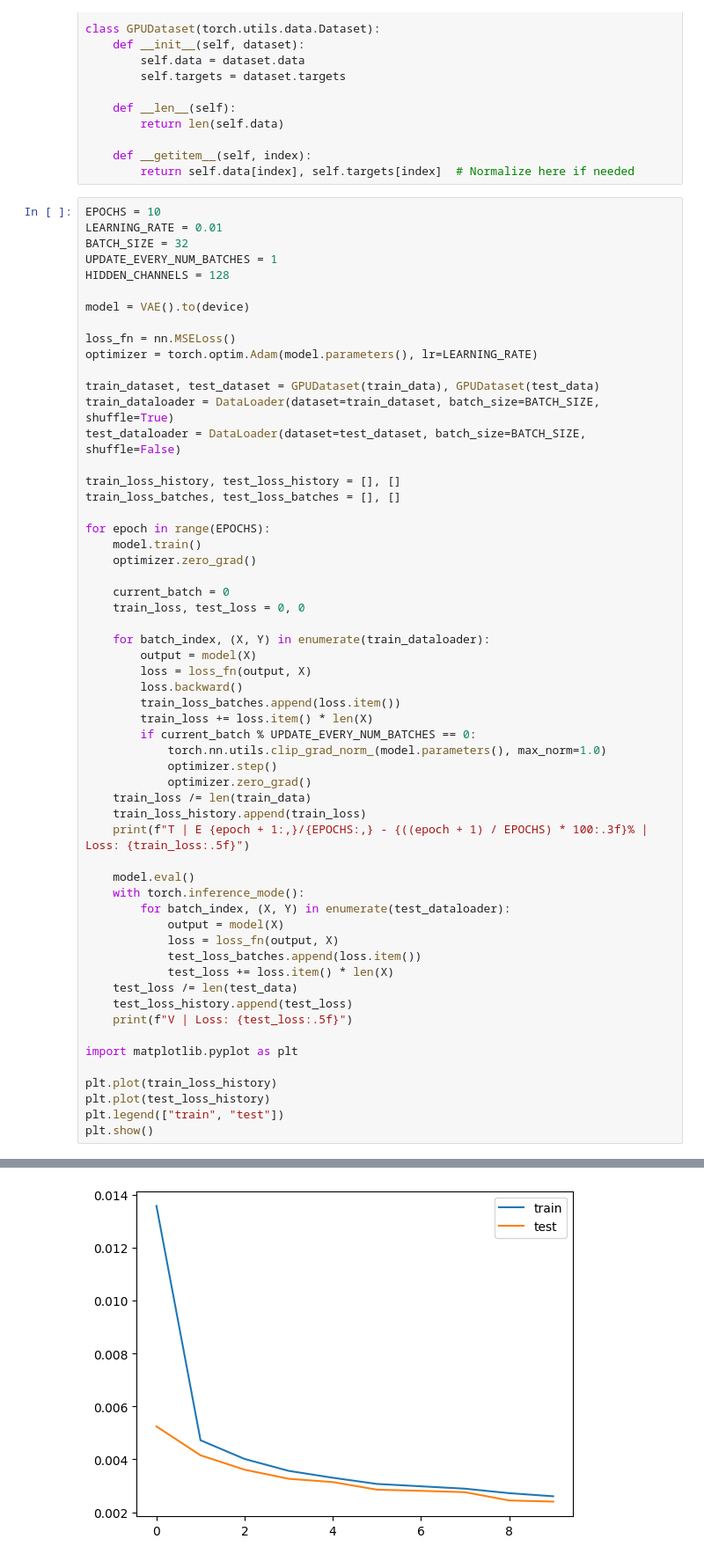
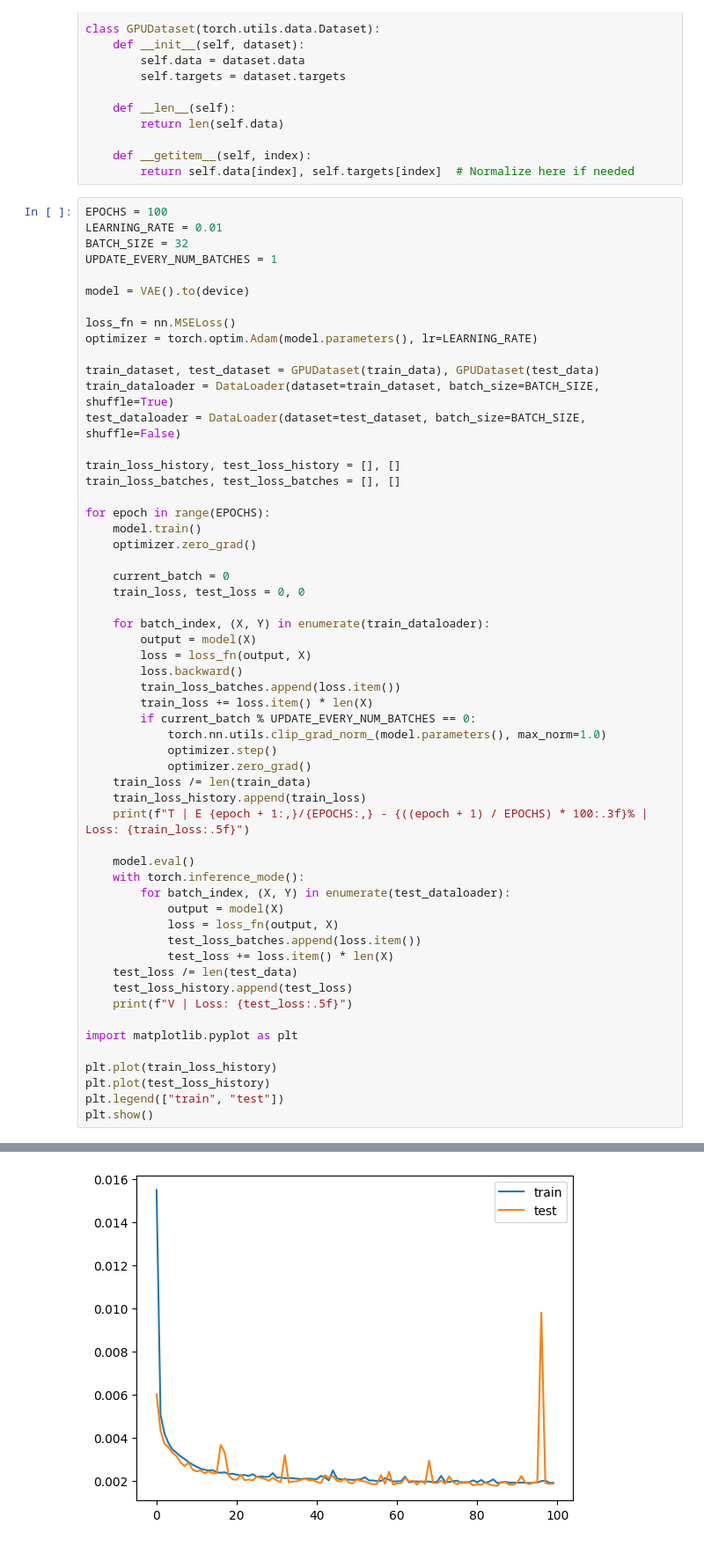
Before and after one commit to Yegor-men/vae, a Jupyter notebook: multiple_of_16_vae.ipynb, the cells around one changed output, grey strips where cells are left out. Shown at 88% size. Drawn from its saved outputs; the diff is of its cells as text.

```diff
--- a/multiple_of_16_vae.ipynb
+++ b/multiple_of_16_vae.ipynb
@@ -161,11 +161,10 @@ class GPUDataset(torch.utils.data.Dataset):
     def __getitem__(self, index):
         return self.data[index], self.targets[index]  # Normalize here if needed
 # %%
-EPOCHS = 10
+EPOCHS = 100
 LEARNING_RATE = 0.01
 BATCH_SIZE = 32
 UPDATE_EVERY_NUM_BATCHES = 1
-HIDDEN_CHANNELS = 128
 
 model = VAE().to(device)
 
@@ -241,4 +237,4 @@ V | Loss: 0.00240
-[figure, old version]
+[figure, new version]
 # %%
 import numpy as np
 
```
Also changed, not shown: parts of 2 cells of this notebook.
